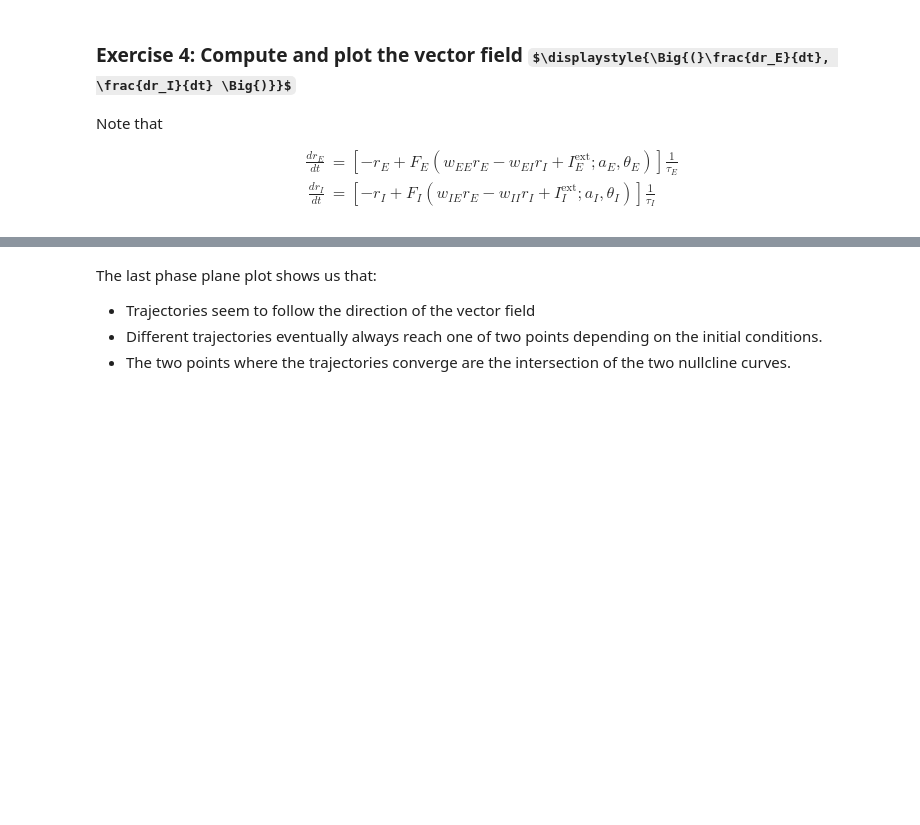
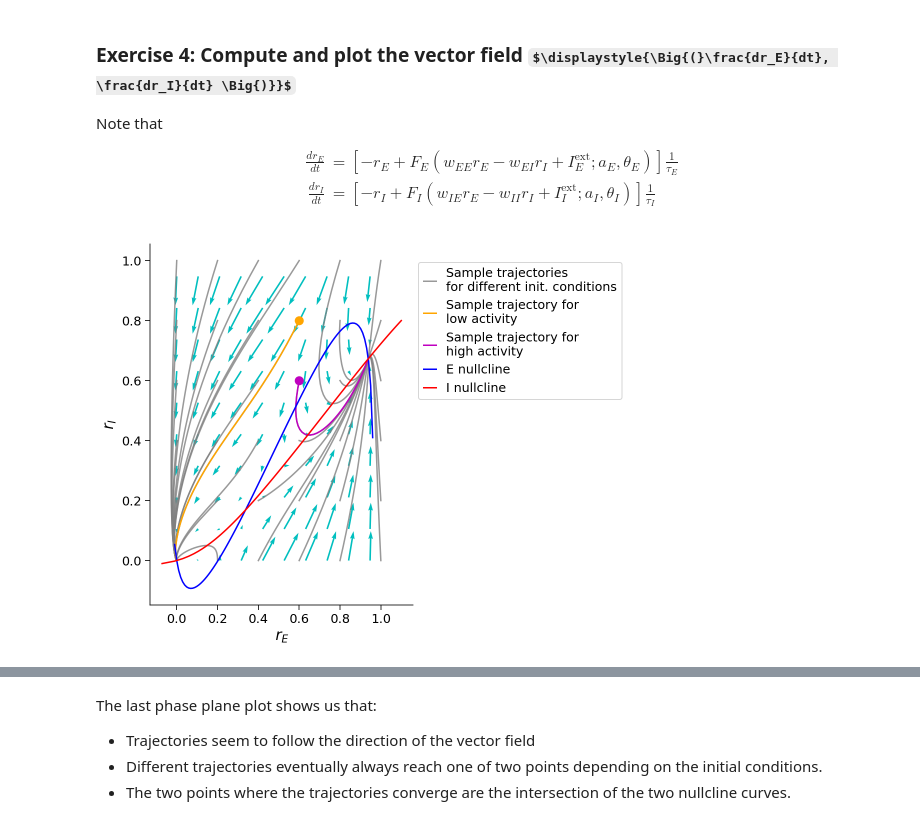
Before and after one commit to jingxlim/course-content, a Jupyter notebook: tutorials/W3D2_DynamicNetworks/student/W3D2_Tutorial2.ipynb, the cells around one changed output, grey strips where cells are left out. Cells and saved outputs as stored; diff of their text form; code cells hidden in the pictures; some formulas as TeX source; blank space fills up the shorter version.

```diff
--- a/tutorials/W3D2_DynamicNetworks/student/W3D2_Tutorial2.ipynb
+++ b/tutorials/W3D2_DynamicNetworks/student/W3D2_Tutorial2.ipynb
@@ -666,23 +671,25 @@ Note that
 # %%
 def EIderivs(rE, rI,
              tau_E, a_E, theta_E, wEE, wEI, I_ext_E,
              tau_I, a_I, theta_I, wIE, wII, I_ext_I,
              **other_pars):
   """Time derivatives for E/I variables (dE/dt, dI/dt)."""
   ######################################################################
   # TODO for students: compute drEdt and drIdt and disable the error
-  raise NotImplementedError("Student exercise: compute the vector field")
+  # raise NotImplementedError("Student exercise: compute the vector field")
   ######################################################################
   # Compute the derivative of rE
-  drEdt = ...
+  drEdt = (-rE + F(wEE * rE - wEI * rI + I_ext_E, a_E, theta_E)) / tau_E
   # Compute the derivative of rI
-  drIdt = ...
+  drIdt = (-rI + F(wIE * rE - wII * rI + I_ext_I, a_I, theta_I)) / tau_I
 
   return drEdt, drIdt
 
 
 # Uncomment below to test your function
-# plot_complete_analysis(default_pars())
+plot_complete_analysis(default_pars())
+# %% [output]
+[figure, added]
 # %% [markdown]
 [*Click for solution*](https://github.com/NeuromatchAcademy/course-content/tree/master//tutorials/W3D2_DynamicNetworks/solutions/W3D2_Tutorial2_Solution_5a629797.py)
 
```
Also changed, not shown: parts of 3 cells of this notebook.
